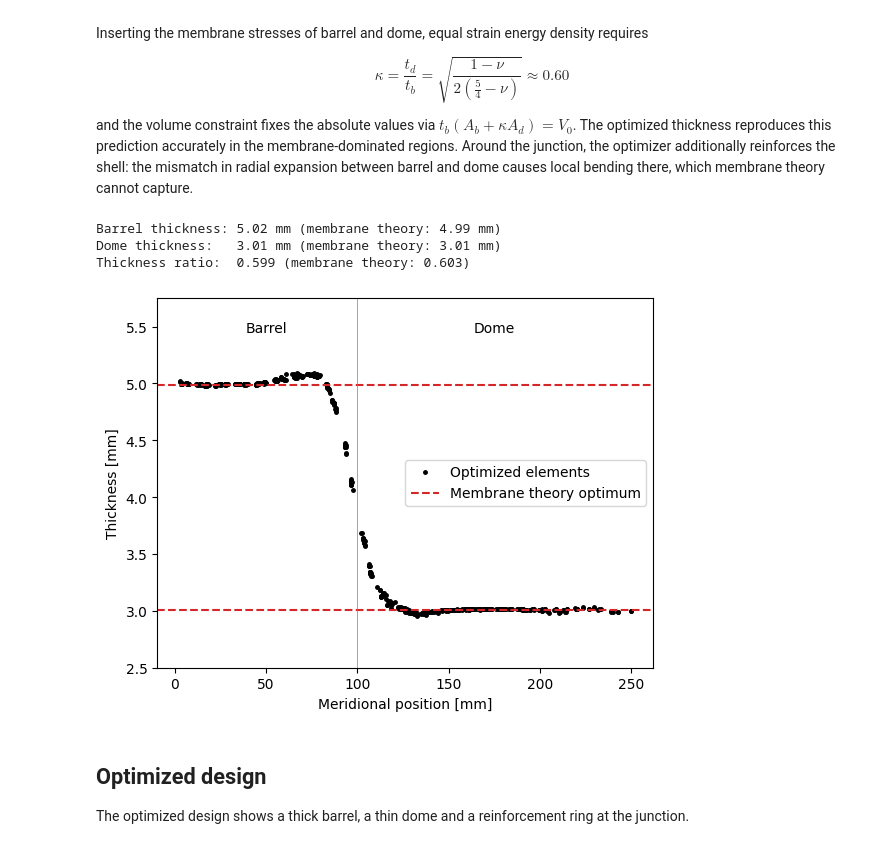
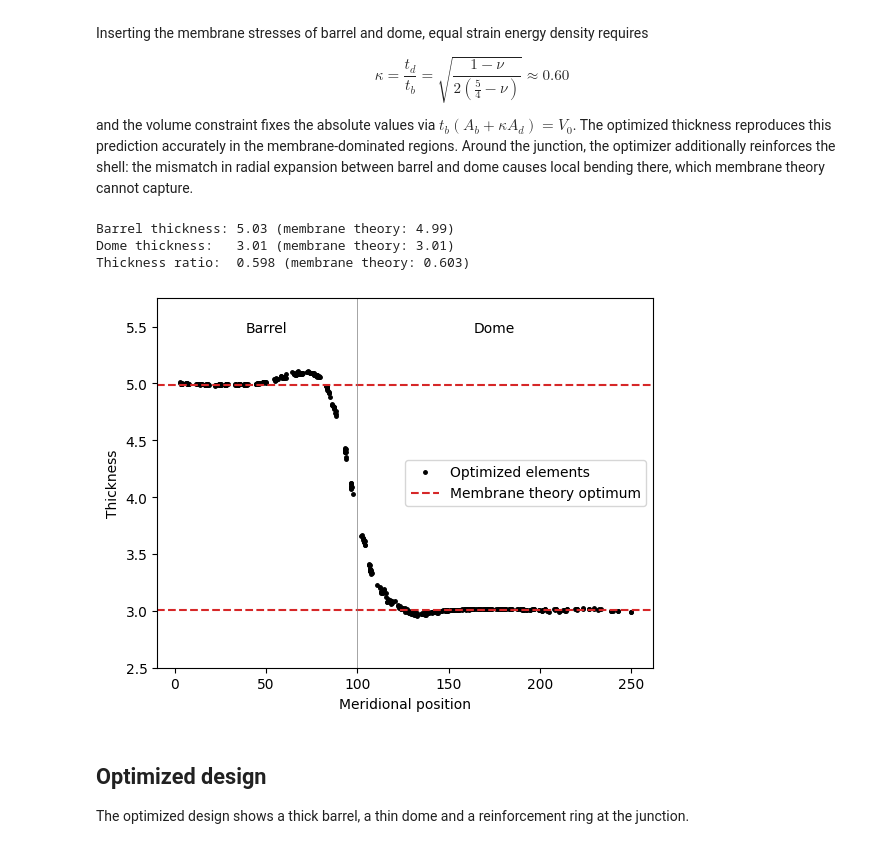
Before and after one commit to meyer-nils/torch-fem, a Jupyter notebook: examples/optimization/shell/pressure_vessel.ipynb, the cells around one changed output. Drawn from its saved outputs; the diff is of its cells as text; code cells hidden in the pictures.

Commit message:
Minor tweaks to pressure vessel example.

```diff
--- a/examples/optimization/shell/pressure_vessel.ipynb
+++ b/examples/optimization/shell/pressure_vessel.ipynb
@@ -27,7 +27,7 @@ We apply symmetry boundary conditions on the three symmetry planes and an intern
 mat = IsotropicElasticityPlaneStress(E=72000.0, nu=0.33)
 
 # Import mesh (an octant of the vessel)
-vessel = import_mesh(get_data("copv.vtu"), mat)
+vessel = import_shell(get_data("copv.vtu"), material=mat, thickness=4.0)
 nodes = vessel.nodes
 elements = vessel.elements
 
@@ -59,6 +59,5 @@ The baseline design has a uniform thickness of 4 mm. Its von Mises stress confir
 # %%
 # Solve the uniform design
-vessel.thickness = 4.0 * torch.ones(vessel.n_elem)
 u, f, sigma, _, _ = vessel.solve()
 
 # Plane stress von Mises stress
@@ -68,7 +67,7 @@ mises = torch.sqrt(
     + sigma[:, 1, 1] ** 2
     + 3.0 * sigma[:, 0, 1] ** 2
 )
-vessel.plot(element_property={"von Mises stress": mises}, cmap="inferno")
+vessel.plot(element_property={"von Mises stress": mises}, cmap="inferno", clim=[0, 25])
 # %% [output]
 EmbeddableWidget(value='<iframe srcdoc="<!doctype html>\n<html lang=&quot;en&quot;>\n  <head>\n    <meta chars…
 # %% [markdown]
@@ -180,41 +179,41 @@ rc = torch.sqrt(centroids[:, 1] ** 2 + centroids[:, 2] ** 2)
 phi = torch.atan2(-(xc + 100.0), rc)
 sm = torch.where(xc >= -100.0, -xc, 100.0 + 100.0 * phi)
 
 # Analytical optimum from membrane theory
 nu = 0.33
 kappa = sqrt((1 - nu) / (2 * (5 / 4 - nu)))
 A_b = areas[xc >= -100.0].sum()
 A_d = areas[xc < -100.0].sum()
 t_b = V_0 / (A_b + kappa * A_d)
 t_d = kappa * t_b
 
 # Mean optimized thickness in the membrane-dominated regions
 barrel = (sm > 20.0) & (sm < 80.0)
 dome = sm > 140.0
 t_b_fem = (d_opt[barrel] * areas[barrel]).sum() / areas[barrel].sum()
 t_d_fem = (d_opt[dome] * areas[dome]).sum() / areas[dome].sum()
-print(f"Barrel thickness: {t_b_fem:.2f} mm (membrane theory: {t_b:.2f} mm)")
-print(f"Dome thickness:   {t_d_fem:.2f} mm (membrane theory: {t_d:.2f} mm)")
+print(f"Barrel thickness: {t_b_fem:.2f} (membrane theory: {t_b:.2f})")
+print(f"Dome thickness:   {t_d_fem:.2f} (membrane theory: {t_d:.2f})")
 print(f"Thickness ratio:  {t_d_fem / t_b_fem:.3f} (membrane theory: {kappa:.3f})")
 
 plt.plot(sm, d_opt, ".k", markersize=5, label="Optimized elements")
 plt.axhline(
     t_b.item(), color="tab:red", linestyle="--", label="Membrane theory optimum"
 )
 plt.axhline(t_d.item(), color="tab:red", linestyle="--")
 plt.axvline(100.0, color="gray", linewidth=0.5)
 plt.text(50.0, 5.45, "Barrel", ha="center")
 plt.text(175.0, 5.45, "Dome", ha="center")
 plt.ylim(2.5, 5.75)
-plt.xlabel("Meridional position [mm]")
-plt.ylabel("Thickness [mm]")
+plt.xlabel("Meridional position")
+plt.ylabel("Thickness")
 plt.legend()
 plt.show()
 # %% [output]
-Barrel thickness: 5.02 mm (membrane theory: 4.99 mm)
-Dome thickness:   3.01 mm (membrane theory: 3.01 mm)
-Thickness ratio:  0.599 (membrane theory: 0.603)
+Barrel thickness: 5.03 (membrane theory: 4.99)
+Dome thickness:   3.01 (membrane theory: 3.01)
+Thickness ratio:  0.598 (membrane theory: 0.603)
-[figure, old version]
+[figure, new version]
 # %% [markdown]
 ## Optimized design
 The optimized design shows a thick barrel, a thin dome and a reinforcement ring at the junction.
```
Also changed, not shown: parts of 4 cells of this notebook.
